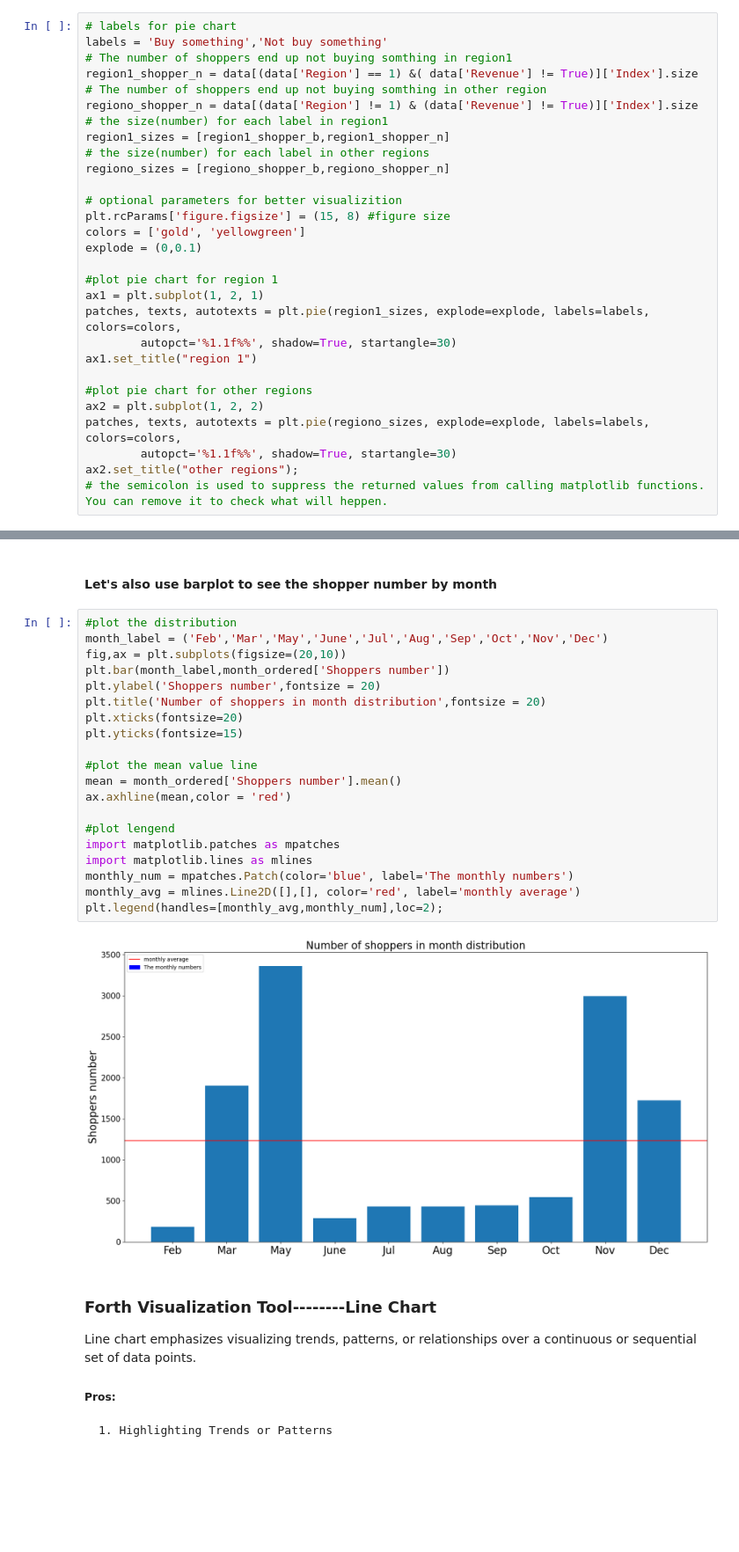
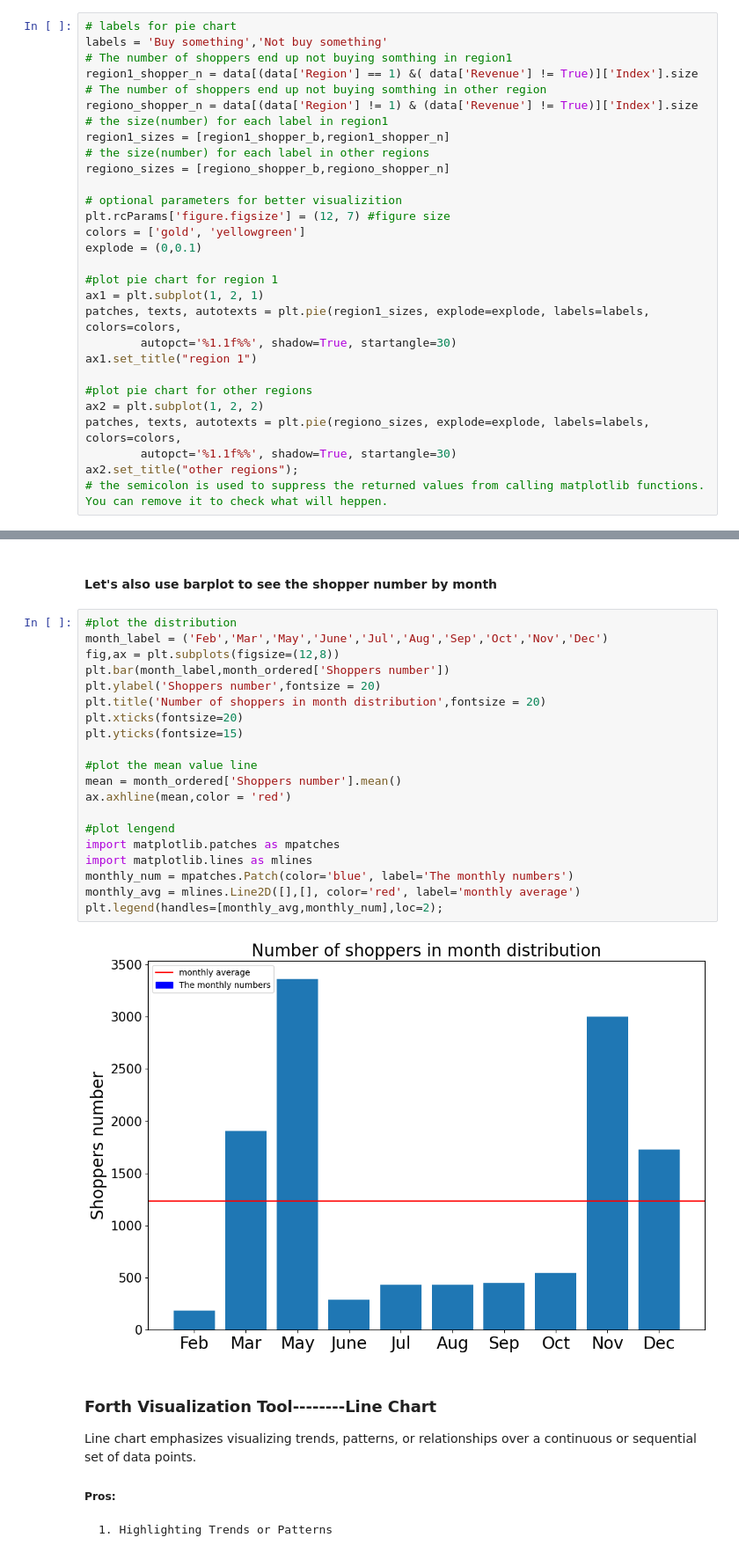
Before and after one commit to jzy0040/PythonIntroAndDataModeling, a Jupyter notebook: notebooks/ChooseAnEffectiveVisual.ipynb, the cells around one changed output, grey strips where cells are left out. Shown at 88% size. Drawn from its saved outputs; the diff is of its cells as text; blank space fills up the shorter version.

```diff
--- a/notebooks/ChooseAnEffectiveVisual.ipynb
+++ b/notebooks/ChooseAnEffectiveVisual.ipynb
@@ -241,7 +241,7 @@ region1_sizes = [region1_shopper_b,region1_shopper_n]
 regiono_sizes = [regiono_shopper_b,regiono_shopper_n]
 
 # optional parameters for better visualizition
-plt.rcParams['figure.figsize'] = (15, 8) #figure size
+plt.rcParams['figure.figsize'] = (12, 7) #figure size
 colors = ['gold', 'yellowgreen']
 explode = (0,0.1)
 
@@ -304,25 +304,25 @@ display(month_ordered)
 # %%
 #plot the distribution
 month_label = ('Feb','Mar','May','June','Jul','Aug','Sep','Oct','Nov','Dec')
-fig,ax = plt.subplots(figsize=(20,10))
+fig,ax = plt.subplots(figsize=(12,8))
 plt.bar(month_label,month_ordered['Shoppers number'])
 plt.ylabel('Shoppers number',fontsize = 20)
 plt.title('Number of shoppers in month distribution',fontsize = 20)
 plt.xticks(fontsize=20)
 plt.yticks(fontsize=15)
 
 #plot the mean value line
 mean = month_ordered['Shoppers number'].mean()
 ax.axhline(mean,color = 'red')
 
 #plot lengend
 import matplotlib.patches as mpatches
 import matplotlib.lines as mlines
 monthly_num = mpatches.Patch(color='blue', label='The monthly numbers')
 monthly_avg = mlines.Line2D([],[], color='red', label='monthly average')
 plt.legend(handles=[monthly_avg,monthly_num],loc=2);
 # %% [output]
-[figure, old version]
+[figure, new version]
 # %% [markdown]
 ### Forth Visualization Tool--------Line Chart
 Line chart emphasizes visualizing trends, patterns, or relationships over a continuous or sequential set of data points.
```
Also changed, not shown: parts of 4 cells of this notebook, 1 other file.
